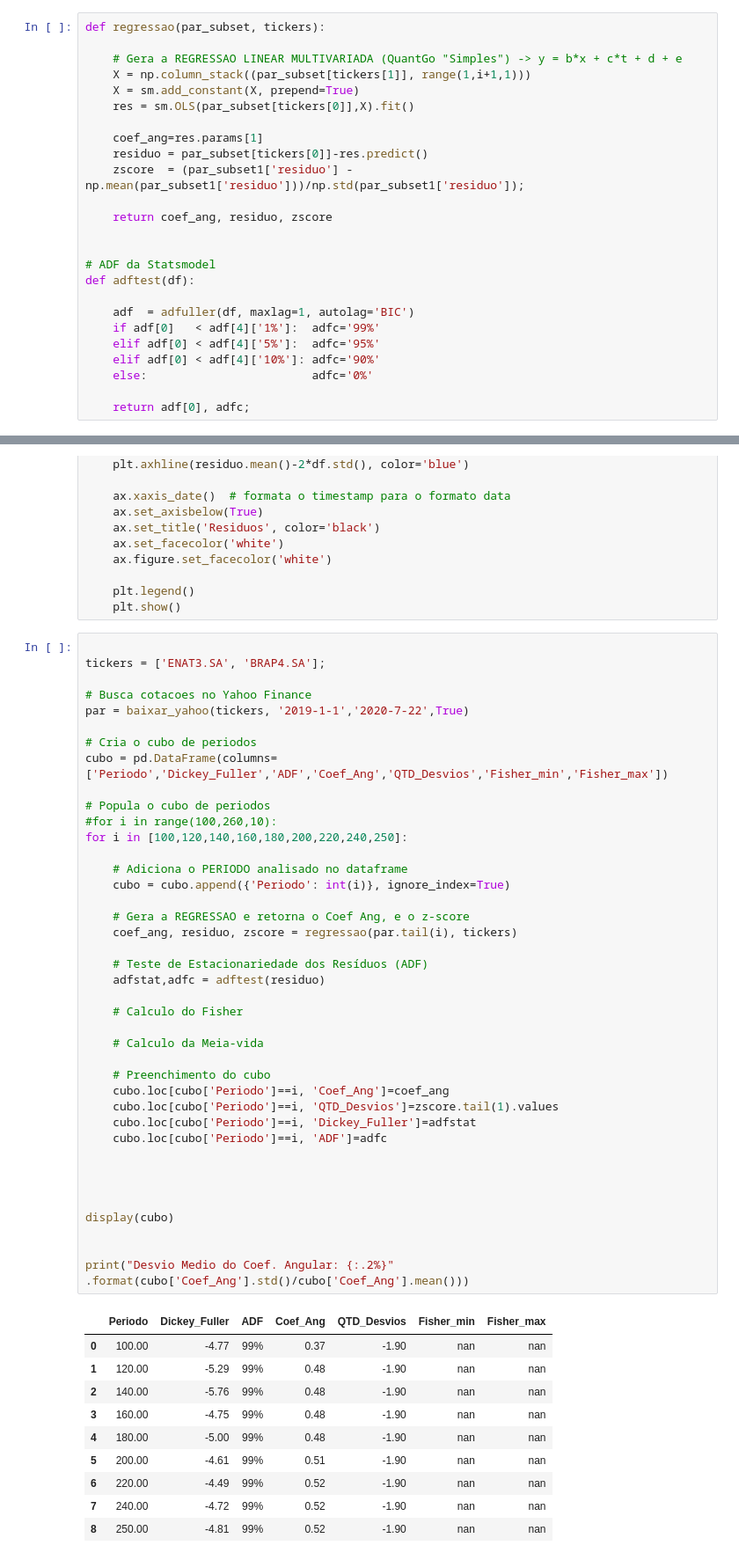
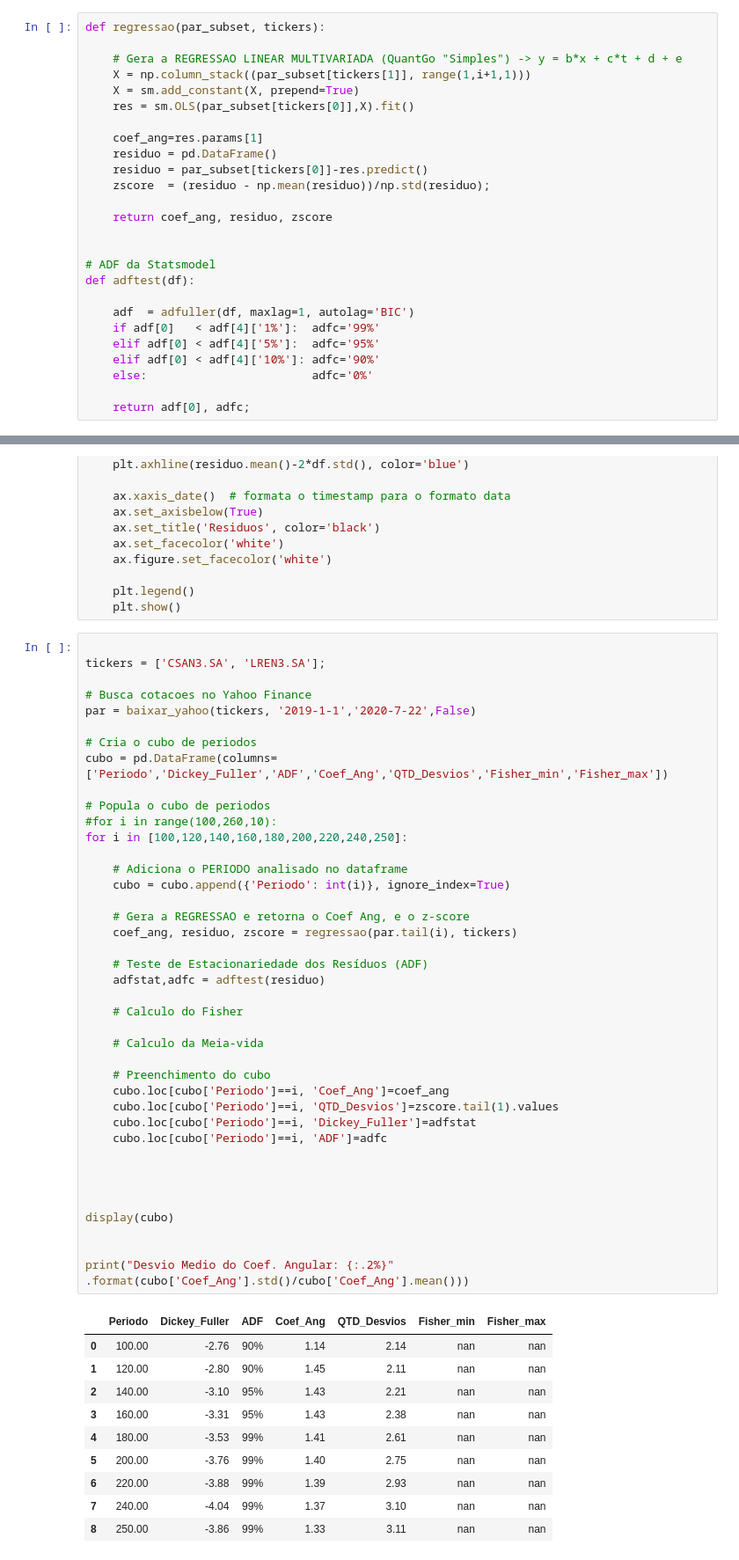
Before and after one commit to ra024940/Cointegration-Trading, a Jupyter notebook: Validacao_Quantgo.ipynb, the cells around one changed output, grey strips where cells are left out. Shown: that part at 88% size. Saved outputs shown, nothing was run; the diff lists cells and outputs as text.

```diff
--- a/Validacao_Quantgo.ipynb
+++ b/Validacao_Quantgo.ipynb
@@ -54,8 +54,9 @@ def regressao(par_subset, tickers):
     res = sm.OLS(par_subset[tickers[0]],X).fit()
 
     coef_ang=res.params[1]
+    residuo = pd.DataFrame()
     residuo = par_subset[tickers[0]]-res.predict()
-    zscore  = (par_subset1['residuo'] - np.mean(par_subset1['residuo']))/np.std(par_subset1['residuo']);
+    zscore  = (residuo - np.mean(residuo))/np.std(residuo);
 
     return coef_ang, residuo, zscore
 
@@ -91,10 +92,10 @@ def grafico_residuo(residuo):
     plt.show()
 # %%
 
-tickers = ['ENAT3.SA', 'BRAP4.SA'];
+tickers = ['CSAN3.SA', 'LREN3.SA'];
 
 # Busca cotacoes no Yahoo Finance
-par = baixar_yahoo(tickers, '2019-1-1','2020-7-22',True)
+par = baixar_yahoo(tickers, '2019-1-1','2020-7-22',False)
 
 # Cria o cubo de periodos
 cubo = pd.DataFrame(columns=['Periodo','Dickey_Fuller','ADF','Coef_Ang','QTD_Desvios','Fisher_min','Fisher_max'])
@@ -104,39 +105,39 @@ cubo = pd.DataFrame(columns=['Periodo','Dickey_Fuller','ADF','Coef_Ang','QTD_Des
 for i in [100,120,140,160,180,200,220,240,250]:
 
     # Adiciona o PERIODO analisado no dataframe
     cubo = cubo.append({'Periodo': int(i)}, ignore_index=True)
 
     # Gera a REGRESSAO e retorna o Coef Ang, e o z-score
     coef_ang, residuo, zscore = regressao(par.tail(i), tickers)
 
     # Teste de Estacionariedade dos Resíduos (ADF)
     adfstat,adfc = adftest(residuo)
 
     # Calculo do Fisher
 
     # Calculo da Meia-vida
 
     # Preenchimento do cubo
     cubo.loc[cubo['Periodo']==i, 'Coef_Ang']=coef_ang
     cubo.loc[cubo['Periodo']==i, 'QTD_Desvios']=zscore.tail(1).values
     cubo.loc[cubo['Periodo']==i, 'Dickey_Fuller']=adfstat
     cubo.loc[cubo['Periodo']==i, 'ADF']=adfc
 
 
 
 
 display(cubo)
 
 
 print("Desvio Medio do Coef. Angular: {:.2%}" .format(cubo['Coef_Ang'].std()/cubo['Coef_Ang'].mean()))
 # %% [output]
 |  | Periodo | Dickey_Fuller | ADF | Coef_Ang | QTD_Desvios | Fisher_min | Fisher_max |
-| 0 | 100.00 | -4.77 | 99% | 0.37 | -1.90 | nan | nan |
-| 1 | 120.00 | -5.29 | 99% | 0.48 | -1.90 | nan | nan |
-| 2 | 140.00 | -5.76 | 99% | 0.48 | -1.90 | nan | nan |
-| 3 | 160.00 | -4.75 | 99% | 0.48 | -1.90 | nan | nan |
-| 4 | 180.00 | -5.00 | 99% | 0.48 | -1.90 | nan | nan |
-| 5 | 200.00 | -4.61 | 99% | 0.51 | -1.90 | nan | nan |
-| 6 | 220.00 | -4.49 | 99% | 0.52 | -1.90 | nan | nan |
-| 7 | 240.00 | -4.72 | 99% | 0.52 | -1.90 | nan | nan |
-| 8 | 250.00 | -4.81 | 99% | 0.52 | -1.90 | nan | nan |
+| 0 | 100.00 | -2.76 | 90% | 1.14 | 2.14 | nan | nan |
+| 1 | 120.00 | -2.80 | 90% | 1.45 | 2.11 | nan | nan |
+| 2 | 140.00 | -3.10 | 95% | 1.43 | 2.21 | nan | nan |
+| 3 | 160.00 | -3.31 | 95% | 1.43 | 2.38 | nan | nan |
+| 4 | 180.00 | -3.53 | 99% | 1.41 | 2.61 | nan | nan |
+| 5 | 200.00 | -3.76 | 99% | 1.40 | 2.75 | nan | nan |
+| 6 | 220.00 | -3.88 | 99% | 1.39 | 2.93 | nan | nan |
+| 7 | 240.00 | -4.04 | 99% | 1.37 | 3.10 | nan | nan |
+| 8 | 250.00 | -3.86 | 99% | 1.33 | 3.11 | nan | nan |
```
Also changed, not shown: parts of 1 cell of this notebook.
